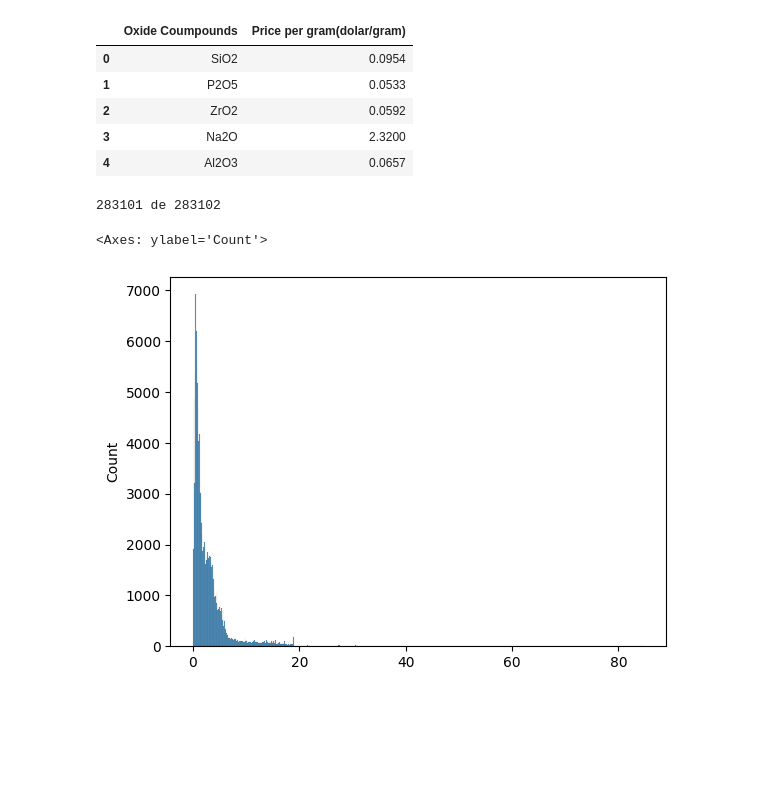
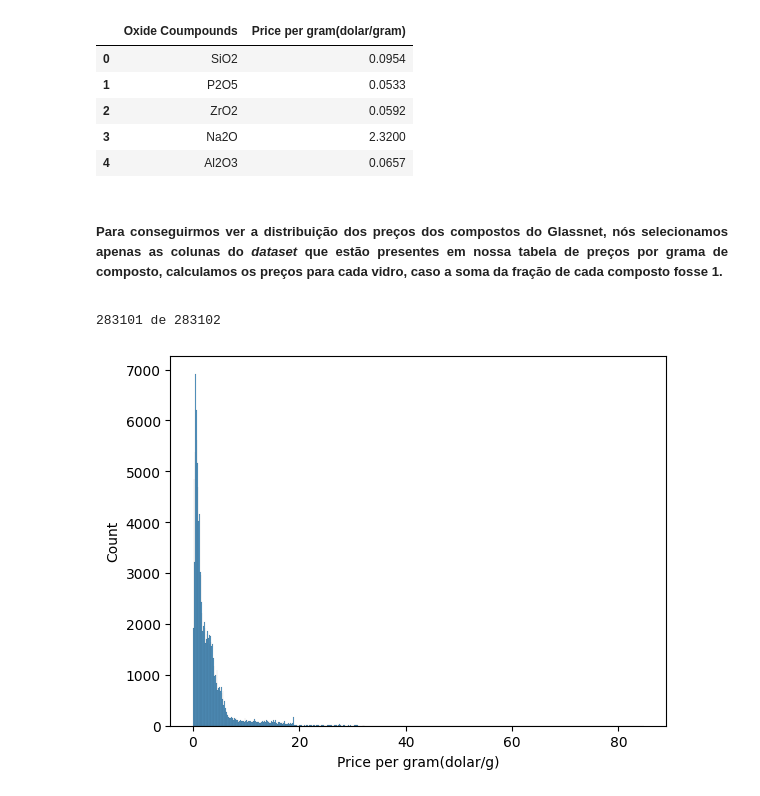
Before and after one commit to diogoplcarvalho/GlassNet_genetic_algorithms, a Jupyter notebook: analise_exploratoria/Analise_exploratoria.ipynb, the cells around one changed output. Saved outputs shown, nothing was run; the diff lists cells and outputs as text; code cells hidden in the pictures; blank space fills up the shorter version.

Commit message:
Atualização tabela

```diff
--- a/analise_exploratoria/Analise_exploratoria.ipynb
+++ b/analise_exploratoria/Analise_exploratoria.ipynb
@@ -358,5 +358,5 @@ df_prices_empty['Price per gram(dolar/gram)'] = [None]*len(compounds_list)
 # %%
-prices = pd.read_csv("Prices.csv", delimiter=",")
+prices = pd.read_csv("prices.csv", delimiter=",")
 prices.head(5)
 # %% [output]
 |  | Oxide Coumpounds | Price per gram(dolar/gram) |
@@ -365,8 +365,10 @@ prices.head(5)
 | 2 | ZrO2 | 0.0592 |
 | 3 | Na2O | 2.3200 |
 | 4 | Al2O3 | 0.0657 |
+# %% [markdown]
+<h5><p align = 'justify'>Para conseguirmos ver a distribuição dos preços dos compostos do Glassnet, nós selecionamos apenas as colunas do <i>dataset</i> que estão presentes em nossa tabela de preços por grama de composto, calculamos os preços para cada vidro, caso a soma da fração de cada composto fosse 1.  </h5></p>
 # %%
-glassnet_with_same_compounds = df['compounds'][prices['Oxide Coumpounds'].tolist()]
+glassnet_with_same_compounds = df_compounds[prices['Oxide Coumpounds'].tolist()]
 lines = len(glassnet_with_same_compounds['Ag2CO3'])
 all_prices_glassnet = []
 for i in range(lines):
@@ -377,8 +379,9 @@ for i in range(lines):
       all_prices_glassnet.append(value)
 # %% [output]
 283101 de 283102
-# %%
-sns.histplot(all_prices_glassnet)
-# %% [output]
-<Axes: ylabel='Count'>
-[figure, removed]
+# %%
+sns.histplot(all_prices_glassnet)
+plt.xlabel('Price per gram(dolar/g)')
+plt.show()
+# %% [output]
+[figure, added]
```
Also changed, not shown: parts of 6 cells of this notebook, 1 other file.
